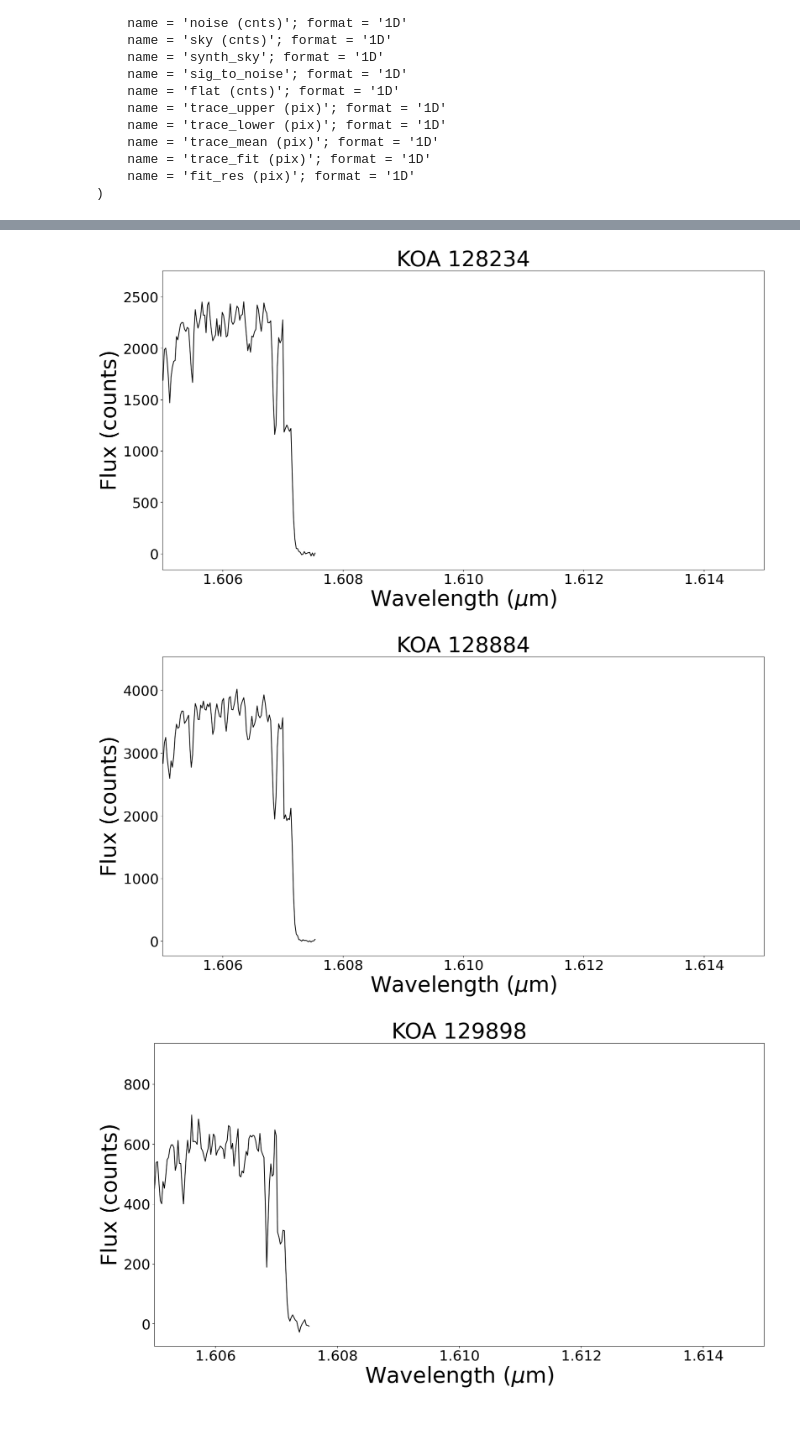
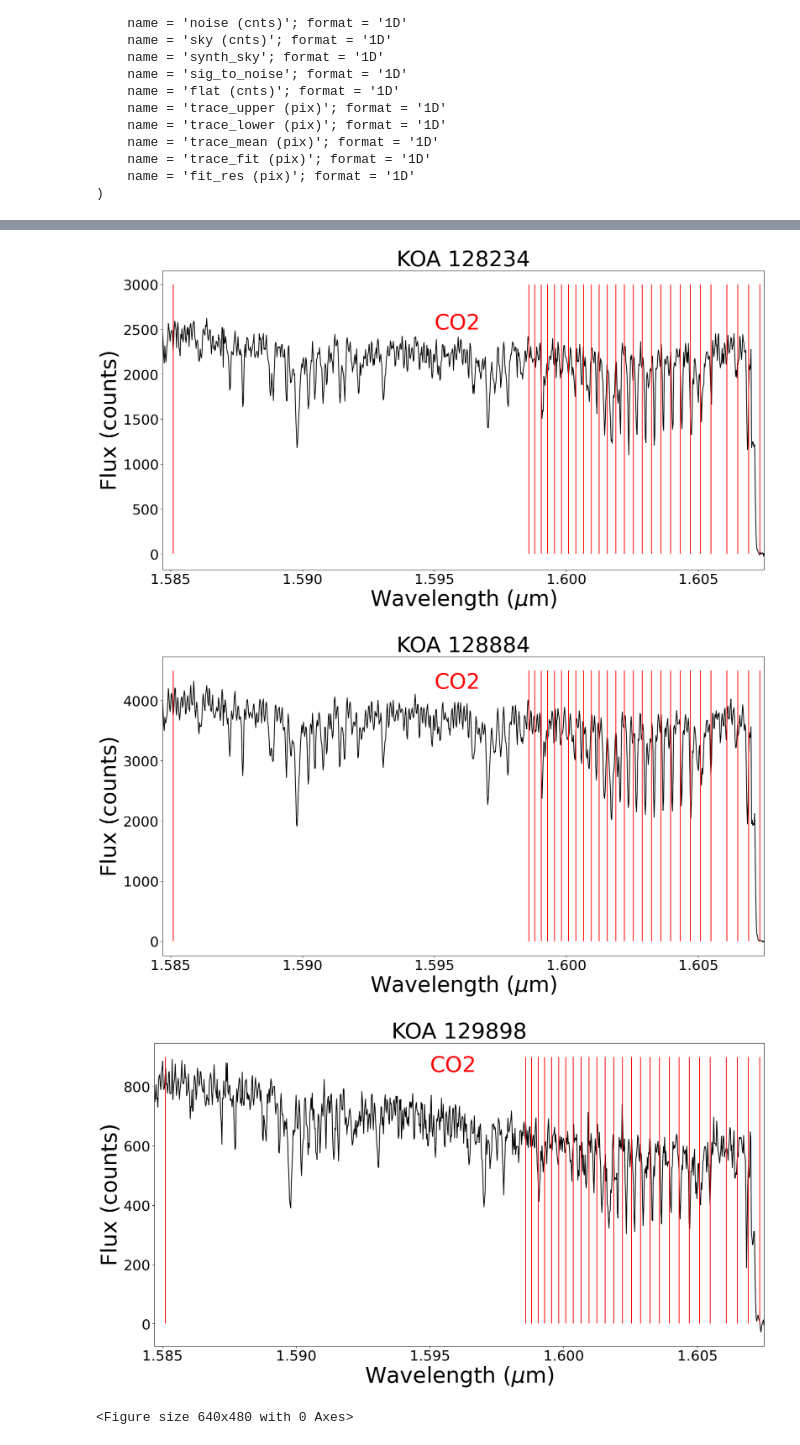
Before and after one commit to NireAstro/KOA_Climate, a Jupyter notebook: individual_co2_plot.ipynb, the cells around one changed output, grey strips where cells are left out. Cells and saved outputs as stored; diff of their text form; code cells hidden in the pictures.

```diff
--- a/individual_co2_plot.ipynb
+++ b/individual_co2_plot.ipynb
@@ -372,9 +521,12 @@ ts = 26 # Tick size
 plt.figure(figsize = (20,10)) # Figure size
 plt.plot(m, ef, color = 'k', label = 'data') # plotting wavelength vs. flux and coloring the data
 
-plt.xlim([1.605, 1.615]) # Limits of the x-axis
+plt.xlim([1.5847, 1.6075]) # Limits of the x-axis
 plt.xticks(fontsize = ts) # Tick size on the x-axis
 plt.yticks(fontsize = ts) # Tick size on the y-axis
+
+plt.vlines(co2['m'], ymin = 0, ymax = 3000, color = 'r', label = 'CO2')
+plt.text(1.595, 2500,'CO2', fontsize=fs, color='r')
 
 plt.xlabel('Wavelength ($\mu$m)', fontsize = fs) # Labelling the x-axis and applying fontsize
 plt.ylabel('Flux (counts)', fontsize = fs) # Labelling the y-axis and applying fontsize
@@ -382,7 +534,7 @@ plt.title('KOA 128234', fontsize = fs) # Giving the plot a title and applying fo
 
 plt.show() # Show the plot
 # %% [output]
-[figure, old version]
+[figure, new version]
 # %%
 # KOA_128884
 fits_file_n = fits.open('/Users/erin/Documents/Projects/KOA_Climate/data/KOA_128884/NIRSPEC/extracted/fitstbl/flux/NS.20150530.21571_48_flux_tbl.fits.gz')
@@ -399,9 +556,12 @@ ts = 26 # Tick size
 plt.figure(figsize = (20,10)) # Figure size
 plt.plot(n, gh, color = 'k', label = 'data') # plotting wavelength vs. flux and coloring the data
 
-plt.xlim([1.605, 1.615]) # Limits of the x-axis
+plt.xlim([1.5847, 1.6075]) # Limits of the x-axis
 plt.xticks(fontsize = ts) # Tick size on the x-axis
 plt.yticks(fontsize = ts) # Tick size on the y-axis
+
+plt.vlines(co2['n'], ymin = 0, ymax = 4500, color = 'r', label = 'CO2')
+plt.text(1.595, 4200,'CO2', fontsize=fs, color='r')
 
 plt.xlabel('Wavelength ($\mu$m)', fontsize = fs) # Labelling the x-axis and applying fontsize
 plt.ylabel('Flux (counts)', fontsize = fs) # Labelling the y-axis and applying fontsize
@@ -409,7 +569,7 @@ plt.title('KOA 128884', fontsize = fs) # Giving the plot a title and applying fo
 
 plt.show() # Show the plot
 # %% [output]
-[figure, old version]
+[figure, new version]
 # %%
 # KOA_129898
 fits_file_o = fits.open('/Users/erin/Documents/Projects/KOA_Climate/data/KOA_129898/NIRSPEC/extracted/fitstbl/flux/NS.20150530.21300_48_flux_tbl.fits.gz')
@@ -420,23 +580,33 @@ data_o = data_class_o.data # Get the data from data_class
 o = data_o['wave (A)'] # Get the wavelength column
 ij = data_o['flux (cnts)'] # Get the flux column
 o = o / 10000 # Convert the wavelength from Angstroms to microns
+# %%
+co2 = pd.read_csv('data/C02_1.4_1.7.txt',sep=',') # Reading in the file
+co2['o'] = 1/co2['nu']
+co2['o'] = co2['o'] * 10**4# centimenters to microns
+co2 = co2[co2['sw'] > co2['sw'].quantile(0.99)] # strongest signals only
 # %%
 fs = 40 # Fontsize
 ts = 26 # Tick size
 plt.figure(figsize = (20,10)) # Figure size
 plt.plot(o, ij, color = 'k', label = 'data') # plotting wavelength vs. flux and coloring the data
 
-plt.xlim([1.605, 1.615]) # Limits of the x-axis
+plt.xlim([1.5847, 1.6075]) # Limits of the x-axis
 plt.xticks(fontsize = ts) # Tick size on the x-axis
 plt.yticks(fontsize = ts) # Tick size on the y-axis
+
+plt.vlines(co2['o'], ymin = 0, ymax = 900, color = 'r', label = 'CO2')
+plt.text(1.595, 850,'CO2', fontsize=fs, color='r')
 
 plt.xlabel('Wavelength ($\mu$m)', fontsize = fs) # Labelling the x-axis and applying fontsize
 plt.ylabel('Flux (counts)', fontsize = fs) # Labelling the y-axis and applying fontsize
 plt.title('KOA 129898', fontsize = fs) # Giving the plot a title and applying fontsize
 
 plt.show() # Show the plot
+plt.savefig('figs/KOA_129898_CO2.pdf') # Saving the plot
 # %% [output]
-[figure, old version]
+[figure, new version]
+<Figure size 640x480 with 0 Axes>
 # %%
 # KOA_130562
 fits_file_p = fits.open('/Users/erin/Documents/Projects/KOA_Climate/data/KOA_130562/NIRSPEC/extracted/fitstbl/flux/NS.20000328.42144_48_flux_tbl.fits.gz')
```
Also changed, not shown: parts of 37 cells of this notebook, 8 other files.
